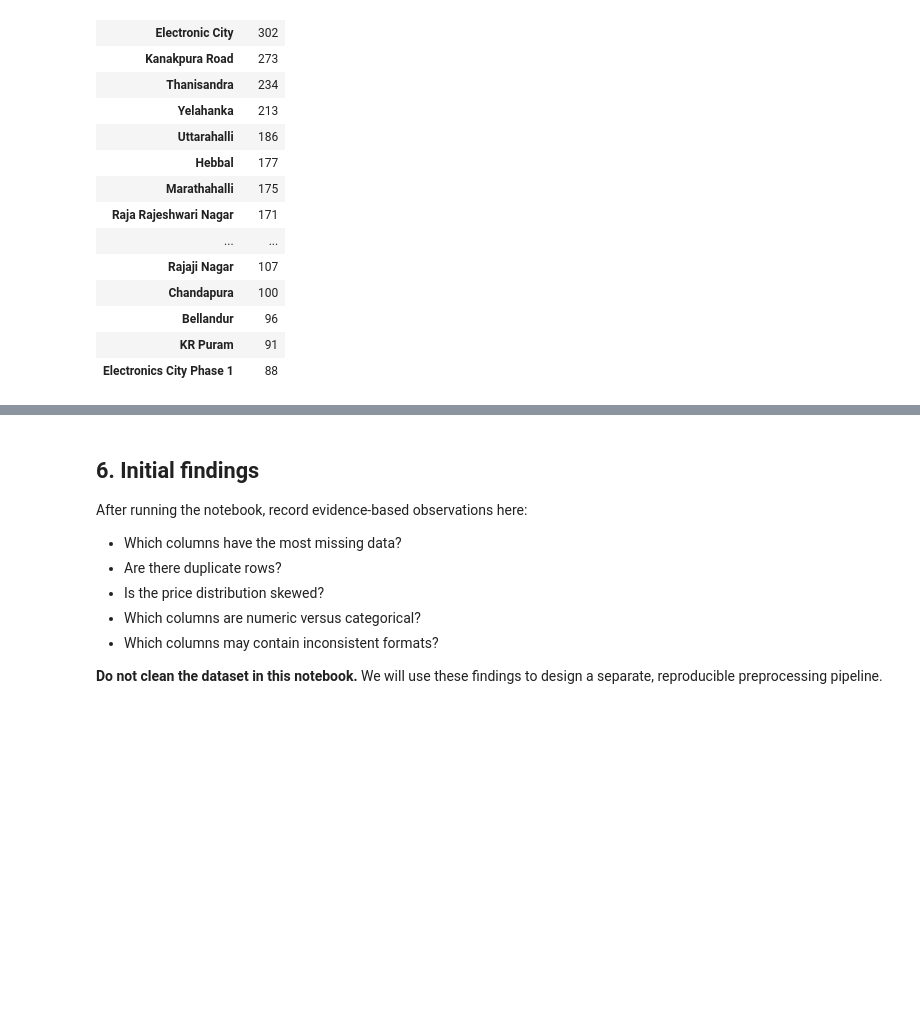
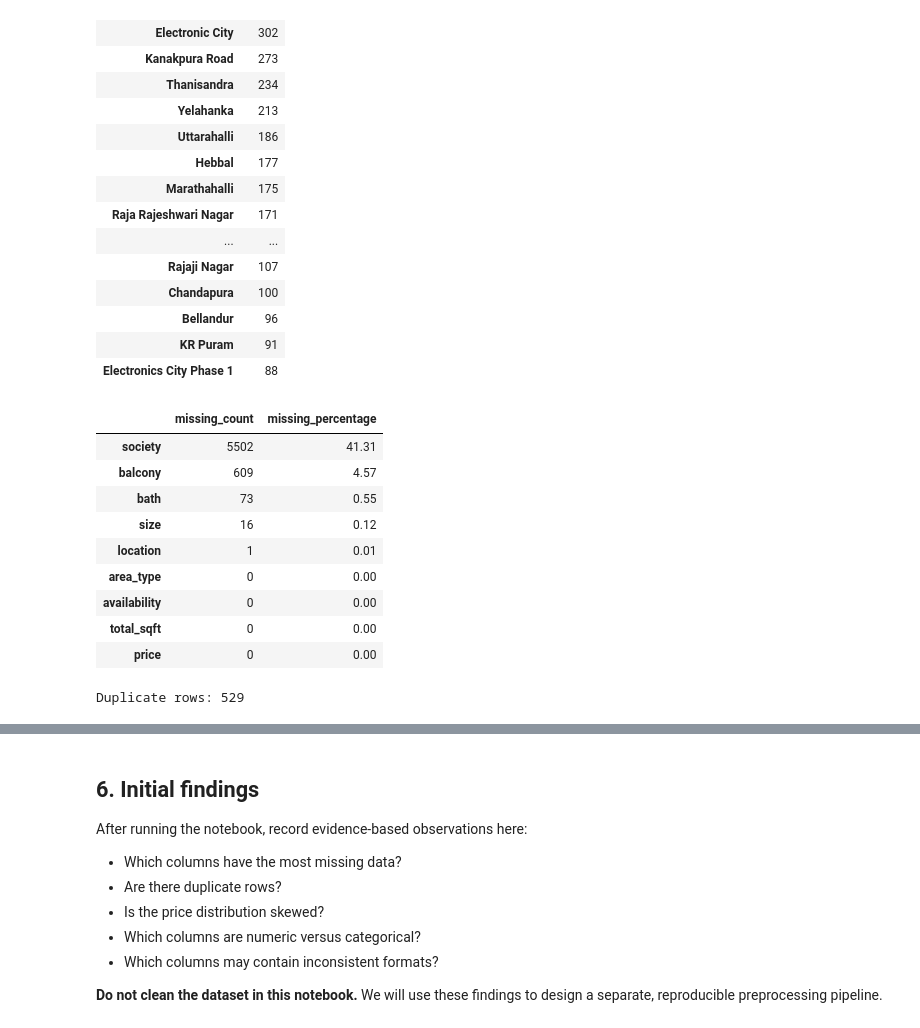
Before and after one commit to VedantGupta19402/Pricepilot, a Jupyter notebook: notebooks/01_exploratory_data_analysis (1).ipynb, the cells around one changed output, grey strips where cells are left out. Saved outputs shown, nothing was run; the diff lists cells and outputs as text; code cells hidden in the pictures; blank space fills up the shorter version.

Commit message:
feat: extend EDA with missing-value and price diagnostics

```diff
--- a/notebooks/01_exploratory_data_analysis (1).ipynb
+++ b/notebooks/01_exploratory_data_analysis (1).ipynb
@@ -181,3 +181,29 @@ if "location" in df.columns:
 | Bellandur | 96 |
 | KR Puram | 91 |
 | Electronics City Phase 1 | 88 |
+# %%
+missing_report = pd.DataFrame({
+    "missing_count": df.isna().sum(),
+    "missing_percentage": (
+        df.isna().mean() * 100
+    ).round(2)
+})
+
+display(missing_report.sort_values(
+    "missing_percentage",
+    ascending=False
+))
+
+print("Duplicate rows:", df.duplicated().sum())
+# %% [output]
+|  | missing_count | missing_percentage |
+| society | 5502 | 41.31 |
+| balcony | 609 | 4.57 |
+| bath | 73 | 0.55 |
+| size | 16 | 0.12 |
+| location | 1 | 0.01 |
+| area_type | 0 | 0.00 |
+| availability | 0 | 0.00 |
+| total_sqft | 0 | 0.00 |
+| price | 0 | 0.00 |
+Duplicate rows: 529
```
Also changed, not shown: parts of 1 cell of this notebook.
